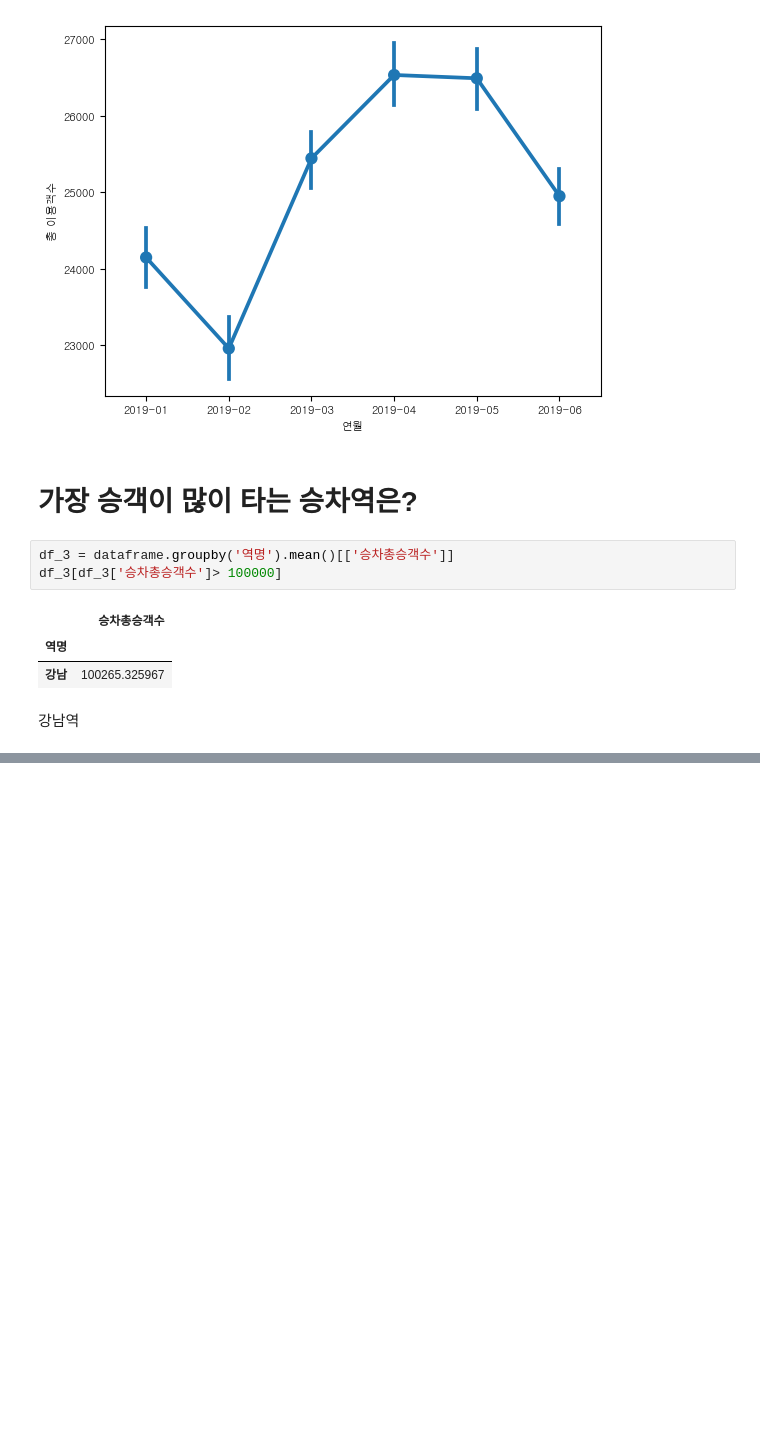
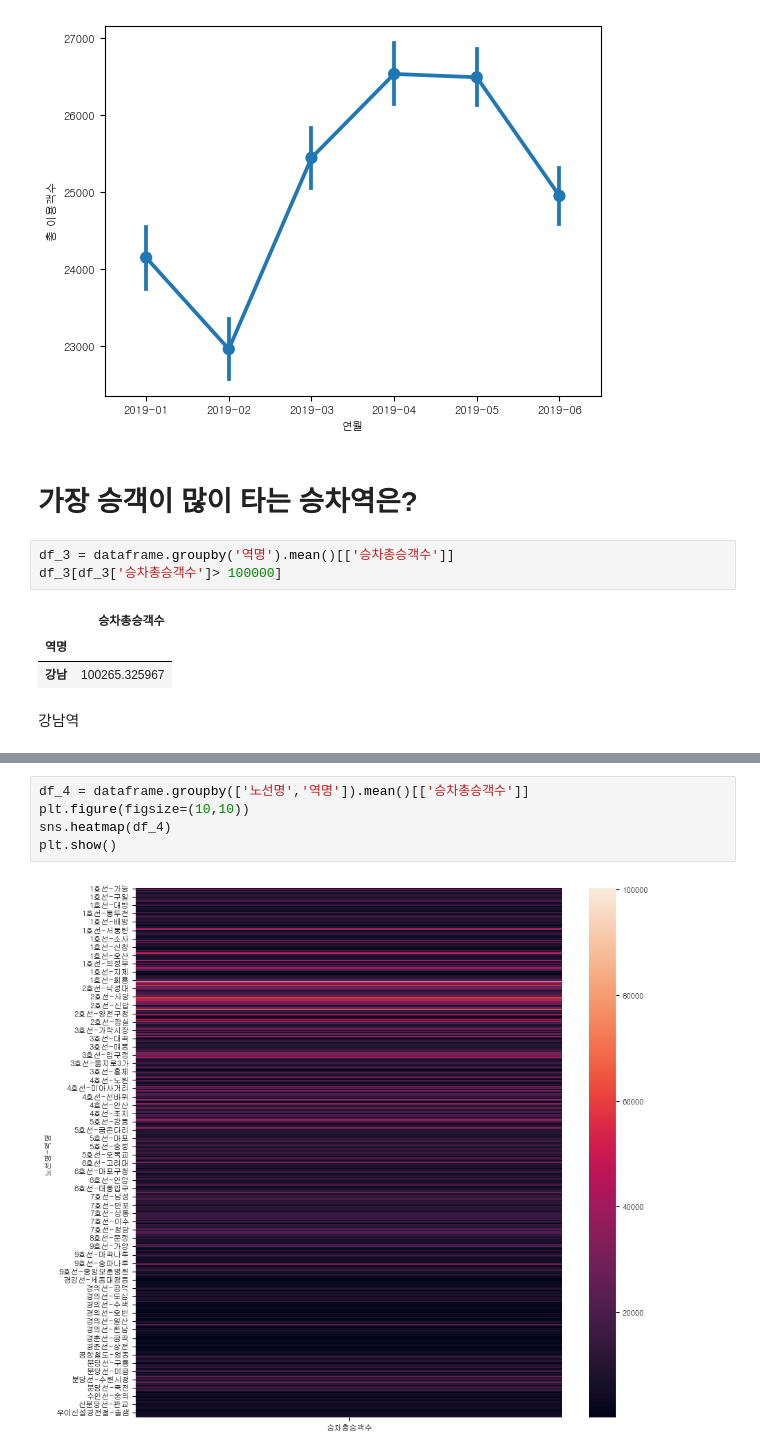
Before and after one commit to youse0ng/EDA_AI-X, a Jupyter notebook: 실습/myEDA.ipynb, the cells around one changed output, grey strips where cells are left out. Saved outputs shown, nothing was run; the diff lists cells and outputs as text; blank space fills up the shorter version.

```diff
--- a/실습/myEDA.ipynb
+++ b/실습/myEDA.ipynb
@@ -132,0 +144,7 @@ df_3[df_3['승차총승객수']> 100000]
+# %%
+df_4 = dataframe.groupby(['노선명','역명']).mean()[['승차총승객수']]
+plt.figure(figsize=(10,10))
+sns.heatmap(df_4)
+plt.show()
+# %% [output]
+[figure, added]
```
Also changed, not shown: parts of 16 cells of this notebook.
